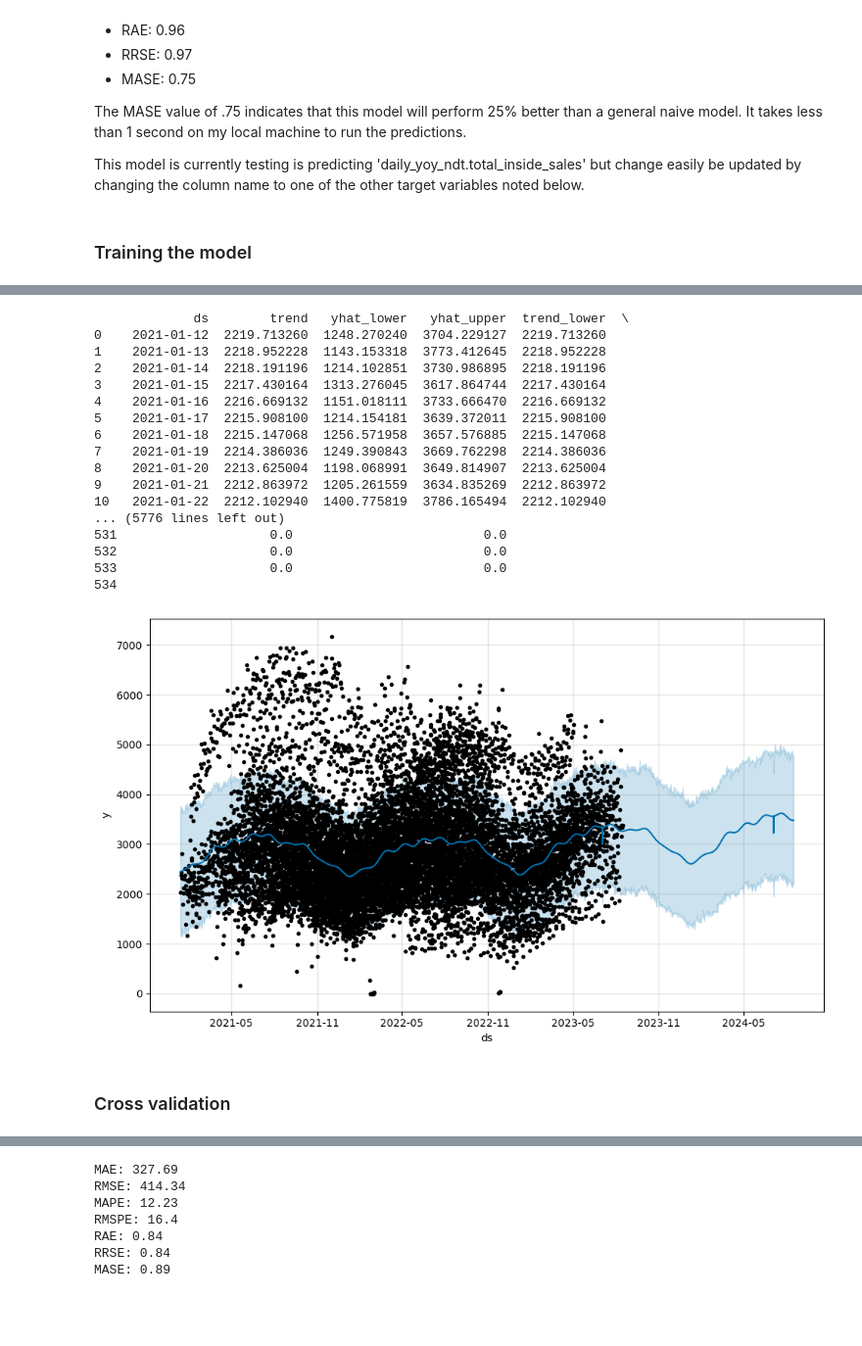
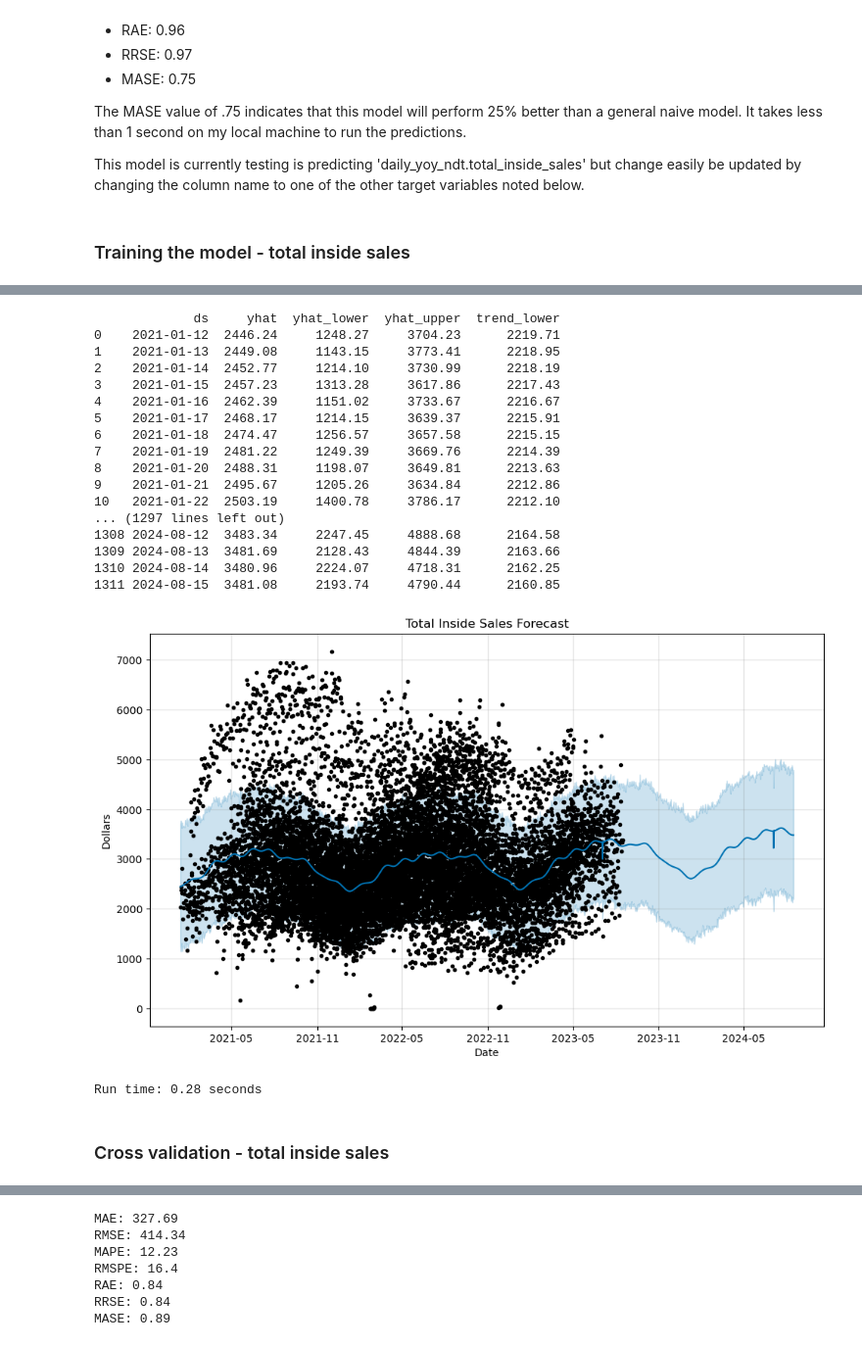
Before and after one commit to rbutters321/MSBA-Final-Capstone---Maverik, a Jupyter notebook: Capstone Maverik Modeling (Rachel).ipynb, the cells around one changed output, grey strips where cells are left out. Shown at 98% size. Cells and saved outputs as stored; diff of their text form; code cells hidden in the pictures; blank space fills up the shorter version.

```diff
--- a/Capstone Maverik Modeling (Rachel).ipynb
+++ b/Capstone Maverik Modeling (Rachel).ipynb
@@ -655,12 +655,11 @@ data.sort_values(by='calendar_day_date', ascending=True, inplace=True)
 #drop rows
 #data1 = data[~data['site_id_msba'].isin(values_to_drop)]
 # %% [markdown]
-### Training the model
+### Training the model - total inside sales
 # %%
-#Prophet model
+#Prophet model - daily_yoy_ndt.total_inside_sales
 
 #rename columns to for prophet model
-#UPDATE Y COLUMN NAME TO THE TARGET VARIABLE YOU'D LIKE TO PREDICT ON
 data1 = data.rename(columns={'calendar_day_date': 'ds', 'daily_yoy_ndt.total_inside_sales': 'y'})
 
 #dataFrame of holidays
@@ -687,7 +686,6 @@ model1 = Prophet(
     holidays=holidays,
 )
 
-#model1.add_seasonality(name='monthly', period=30.5, fourier_order=5)
 
 #fit the model
 model1.fit(data1)
@@ -700,14 +698,22 @@ start_time = time.time()
 future_dates = model1.make_future_dataframe(periods=365, include_history=True) #change periods as necessary (365 = 1 year)
 
 #predict on future dates
-forecast = model1.predict(future_dates)
+forecast = round(model1.predict(future_dates),2)
 
 #runtime end
 end_time = time.time()
 
 #print forecase dates and graph
-print(forecast)
-model1.plot(forecast)
+forecast1 = forecast[['ds', 'yhat', 'yhat_lower', 'yhat_upper', 'trend_lower']]
+print(forecast1)
+
+#forecast plot
+fig = model1.plot(forecast)
+ax = fig.gca()
+ax.set_title("Total Inside Sales Forecast")
+ax.set_xlabel("Date")
+ax.set_ylabel("Dollars")
+plt.show()
 
 #runtime results
 run_time = round(end_time - start_time,2)
@@ -718,23 +724,24 @@ print(f"Run time: {run_time} seconds")
-             ds        trend   yhat_lower   yhat_upper  trend_lower  \
-0    2021-01-12  2219.713260  1248.270240  3704.229127  2219.713260
-1    2021-01-13  2218.952228  1143.153318  3773.412645  2218.952228
-2    2021-01-14  2218.191196  1214.102851  3730.986895  2218.191196
-3    2021-01-15  2217.430164  1313.276045  3617.864744  2217.430164
-4    2021-01-16  2216.669132  1151.018111  3733.666470  2216.669132
-5    2021-01-17  2215.908100  1214.154181  3639.372011  2215.908100
-6    2021-01-18  2215.147068  1256.571958  3657.576885  2215.147068
-7    2021-01-19  2214.386036  1249.390843  3669.762298  2214.386036
-8    2021-01-20  2213.625004  1198.068991  3649.814907  2213.625004
-9    2021-01-21  2212.863972  1205.261559  3634.835269  2212.863972
-10   2021-01-22  2212.102940  1400.775819  3786.165494  2212.102940
-... (5776 lines left out)
-531                    0.0                         0.0
-532                    0.0                         0.0
-533                    0.0                         0.0
-534
+             ds     yhat  yhat_lower  yhat_upper  trend_lower
+0    2021-01-12  2446.24     1248.27     3704.23      2219.71
+1    2021-01-13  2449.08     1143.15     3773.41      2218.95
+2    2021-01-14  2452.77     1214.10     3730.99      2218.19
+3    2021-01-15  2457.23     1313.28     3617.86      2217.43
+4    2021-01-16  2462.39     1151.02     3733.67      2216.67
+5    2021-01-17  2468.17     1214.15     3639.37      2215.91
+6    2021-01-18  2474.47     1256.57     3657.58      2215.15
+7    2021-01-19  2481.22     1249.39     3669.76      2214.39
+8    2021-01-20  2488.31     1198.07     3649.81      2213.63
+9    2021-01-21  2495.67     1205.26     3634.84      2212.86
+10   2021-01-22  2503.19     1400.78     3786.17      2212.10
+... (1297 lines left out)
+1308 2024-08-12  3483.34     2247.45     4888.68      2164.58
+1309 2024-08-13  3481.69     2128.43     4844.39      2163.66
+1310 2024-08-14  3480.96     2224.07     4718.31      2162.25
+1311 2024-08-15  3481.08     2193.74     4790.44      2160.85
-[figure, old version]
+[figure, new version]
+Run time: 0.28 seconds
 # %% [markdown]
-### Cross validation
+### Cross validation - total inside sales
 # %% [markdown]
 Prophet has specific cross validation hyperparameters.
 
```
Also changed, not shown: parts of 36 cells of this notebook.
